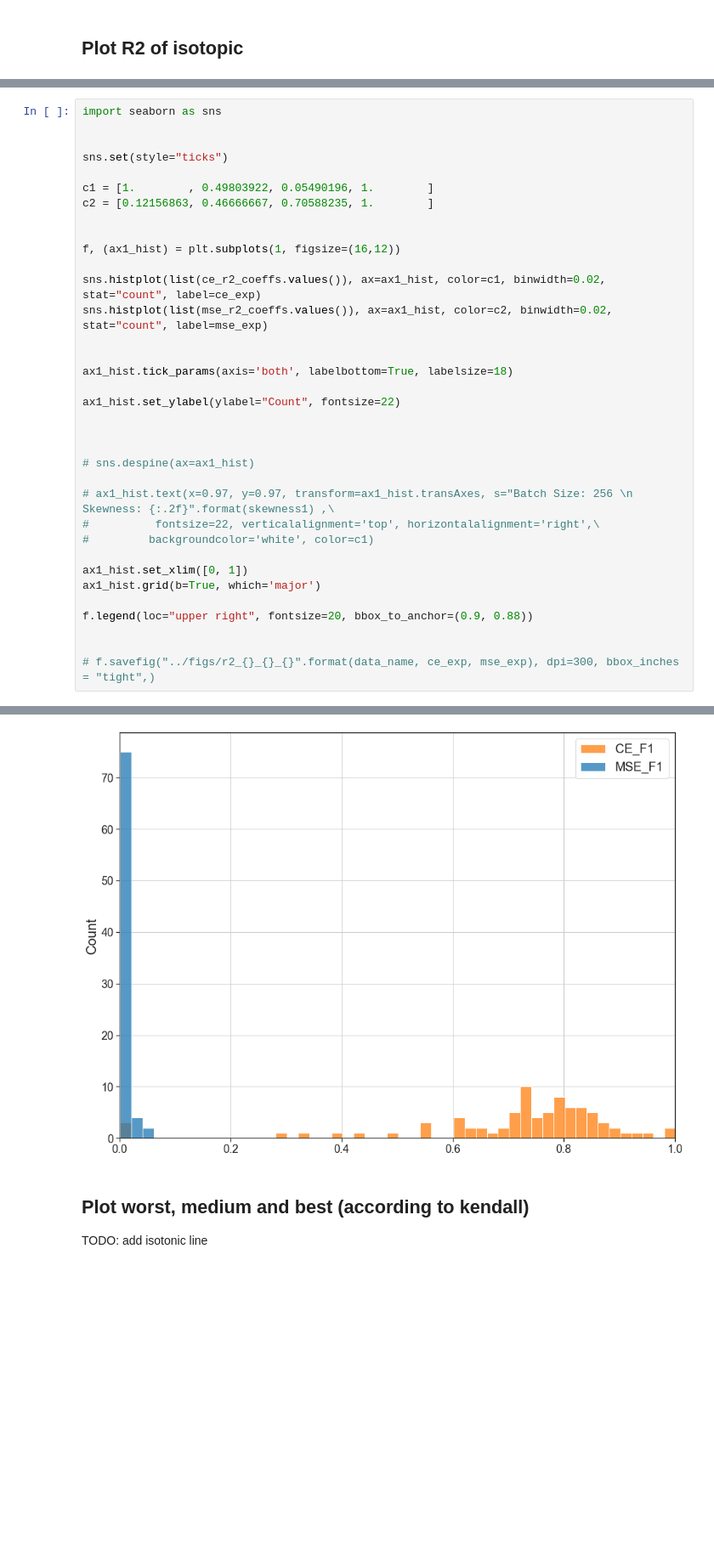
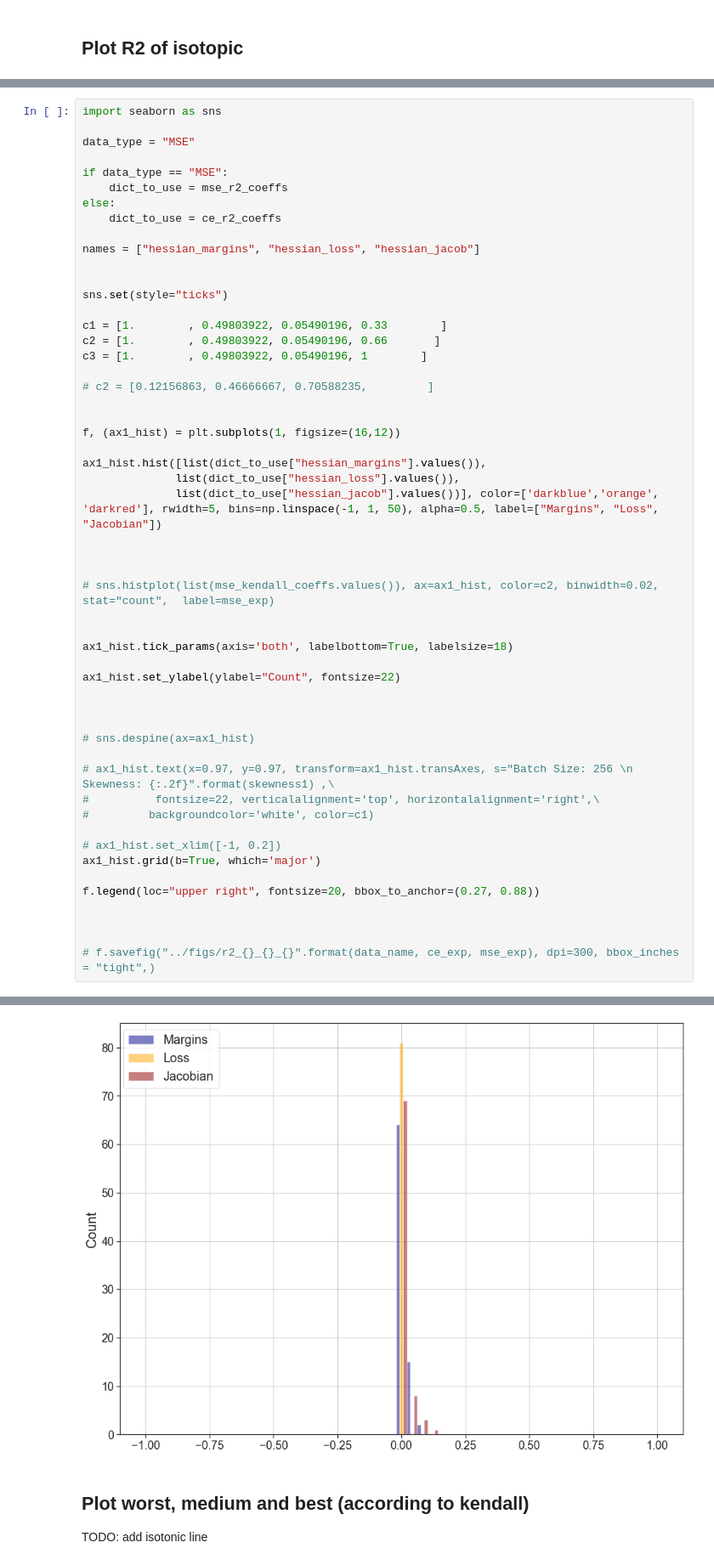
Before and after one commit to daniellengyel/deep_generalizability, a Jupyter notebook: notebooks/Complexity Measure Comparisons.ipynb, the cells around one changed output, grey strips where cells are left out. Shown at 85% size. Saved outputs shown, nothing was run; the diff lists cells and outputs as text; blank space fills up the shorter version.

```diff
--- a/notebooks/Complexity Measure Comparisons.ipynb
+++ b/notebooks/Complexity Measure Comparisons.ipynb
@@ -138,41 +243,59 @@ for exp_id in mse_stats_df.index:
 # %%
 import seaborn as sns
+
+data_type = "MSE"
+
+if data_type == "MSE":
+    dict_to_use = mse_r2_coeffs
+else:
+    dict_to_use = ce_r2_coeffs
+
+names = ["hessian_margins", "hessian_loss", "hessian_jacob"]
 
 
 sns.set(style="ticks")
 
-c1 = [1.        , 0.49803922, 0.05490196, 1.        ]
-c2 = [0.12156863, 0.46666667, 0.70588235, 1.        ]
+c1 = [1.        , 0.49803922, 0.05490196, 0.33        ]
+c2 = [1.        , 0.49803922, 0.05490196, 0.66       ]
+c3 = [1.        , 0.49803922, 0.05490196, 1        ]
+
+# c2 = [0.12156863, 0.46666667, 0.70588235,         ]
 
 
 f, (ax1_hist) = plt.subplots(1, figsize=(16,12))
 
-sns.histplot(list(ce_r2_coeffs.values()), ax=ax1_hist, color=c1, binwidth=0.02, stat="count", label=ce_exp)
-sns.histplot(list(mse_r2_coeffs.values()), ax=ax1_hist, color=c2, binwidth=0.02, stat="count", label=mse_exp)
+ax1_hist.hist([list(dict_to_use["hessian_margins"].values()),
+              list(dict_to_use["hessian_loss"].values()),
+              list(dict_to_use["hessian_jacob"].values())], color=['darkblue','orange', 'darkred'], rwidth=5, bins=np.linspace(-1, 1, 50), alpha=0.5, label=["Margins", "Loss", "Jacobian"])
+
+
+
+# sns.histplot(list(mse_kendall_coeffs.values()), ax=ax1_hist, color=c2, binwidth=0.02, stat="count",  label=mse_exp)
 
 
 ax1_hist.tick_params(axis='both', labelbottom=True, labelsize=18)
 
 ax1_hist.set_ylabel(ylabel="Count", fontsize=22)
 
 
 
 # sns.despine(ax=ax1_hist)
 
 # ax1_hist.text(x=0.97, y=0.97, transform=ax1_hist.transAxes, s="Batch Size: 256 \n Skewness: {:.2f}".format(skewness1) ,\
 #          fontsize=22, verticalalignment='top', horizontalalignment='right',\
 #         backgroundcolor='white', color=c1)
 
-ax1_hist.set_xlim([0, 1])
+# ax1_hist.set_xlim([-1, 0.2])
 ax1_hist.grid(b=True, which='major')
 
-f.legend(loc="upper right", fontsize=20, bbox_to_anchor=(0.9, 0.88))
+f.legend(loc="upper right", fontsize=20, bbox_to_anchor=(0.27, 0.88))
+
 
 
 # f.savefig("../figs/r2_{}_{}_{}".format(data_name, ce_exp, mse_exp), dpi=300, bbox_inches = "tight",)
 # %% [output]
 <matplotlib.legend.Legend at 0x...>
-[figure, old version]
+[figure, new version]
 # %% [markdown]
 ## Plot worst, medium and best (according to kendall)
 TODO: add isotonic line
```
Also changed, not shown: parts of 52 cells of this notebook, 12 other files.
